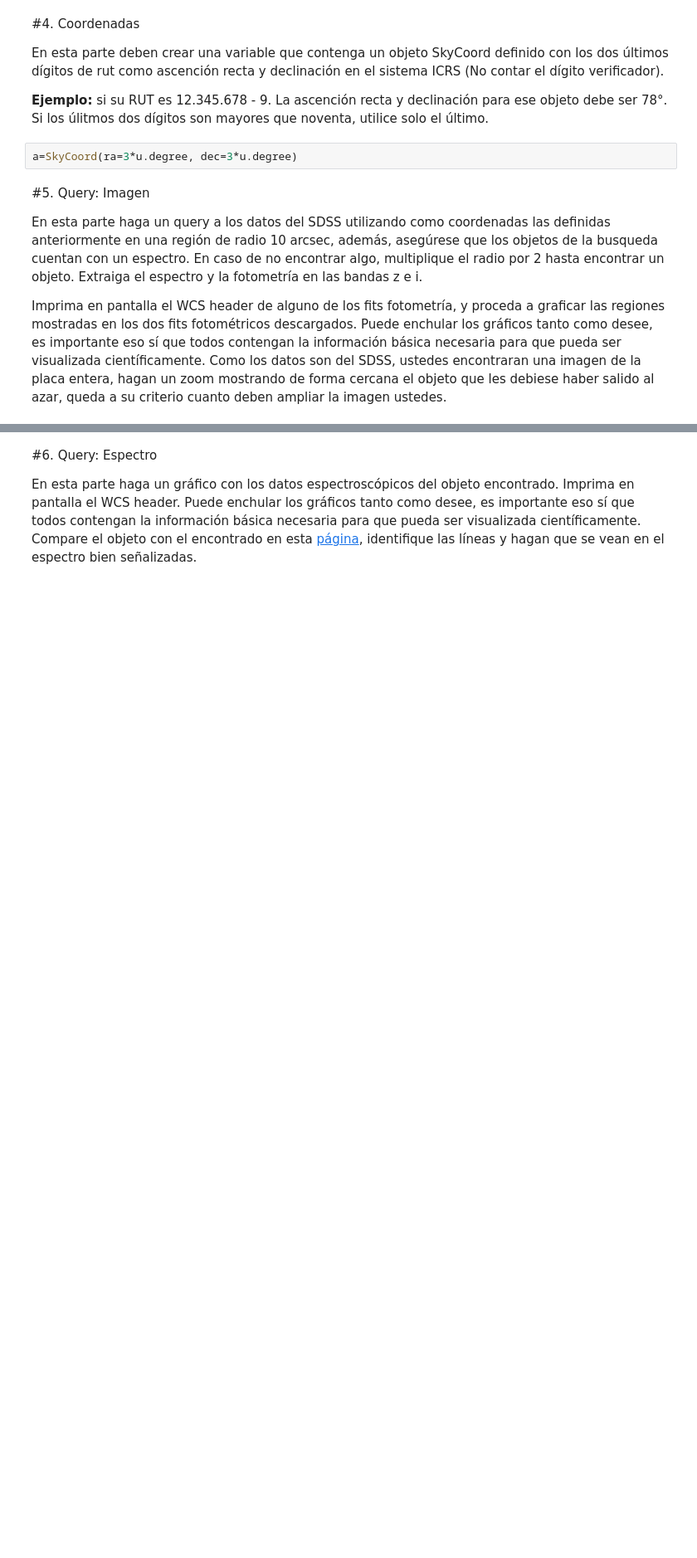
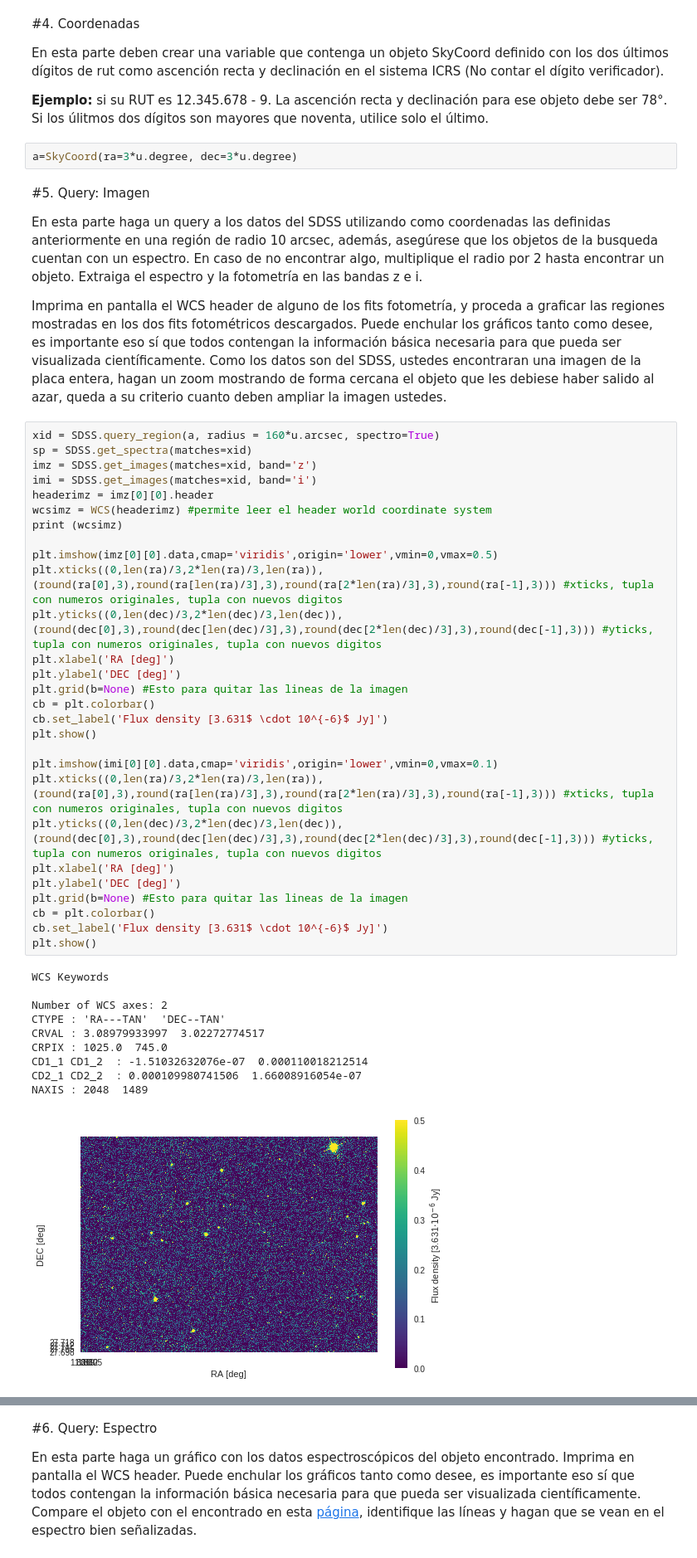
Before and after one commit to scarlett-plaza/minitarea4, a Jupyter notebook: minitarea4.ipynb, the cells around one changed output, grey strips where cells are left out. Shown at 83% size. Saved outputs shown, nothing was run; the diff lists cells and outputs as text; blank space fills up the shorter version.

```diff
--- a/minitarea4.ipynb
+++ b/minitarea4.ipynb
@@ -189,3 +265,42 @@ a=SkyCoord(ra=3*u.degree, dec=3*u.degree)
 En esta parte haga un query a los datos del SDSS utilizando como coordenadas las definidas anteriormente en una región de radio 10 arcsec, además, asegúrese que los objetos de la busqueda cuentan con un espectro. En caso de no encontrar algo, multiplique el radio por 2 hasta encontrar un objeto. Extraiga el espectro y la fotometría en las bandas z e i.
 
 Imprima en pantalla el WCS header de alguno de los fits fotometría, y proceda a graficar las regiones mostradas en los dos fits fotométricos descargados. Puede enchular los gráficos tanto como desee, es importante eso sí que todos contengan la información básica necesaria para que pueda ser visualizada científicamente. Como los datos son del SDSS, ustedes encontraran una imagen de la placa entera, hagan un zoom mostrando de forma cercana el objeto que les debiese haber salido al azar, queda a su criterio cuanto deben ampliar la imagen ustedes.
+# %%
+xid = SDSS.query_region(a, radius = 160*u.arcsec, spectro=True)
+sp = SDSS.get_spectra(matches=xid)
+imz = SDSS.get_images(matches=xid, band='z')
+imi = SDSS.get_images(matches=xid, band='i')
+headerimz = imz[0][0].header
+wcsimz = WCS(headerimz) #permite leer el header world coordinate system
+print (wcsimz)
+
+plt.imshow(imz[0][0].data,cmap='viridis',origin='lower',vmin=0,vmax=0.5)
+plt.xticks((0,len(ra)/3,2*len(ra)/3,len(ra)),(round(ra[0],3),round(ra[len(ra)/3],3),round(ra[2*len(ra)/3],3),round(ra[-1],3))) #xticks, tupla con numeros originales, tupla con nuevos digitos
+plt.yticks((0,len(dec)/3,2*len(dec)/3,len(dec)),(round(dec[0],3),round(dec[len(dec)/3],3),round(dec[2*len(dec)/3],3),round(dec[-1],3))) #yticks, tupla con numeros originales, tupla con nuevos digitos
+plt.xlabel('RA [deg]')
+plt.ylabel('DEC [deg]')
+plt.grid(b=None) #Esto para quitar las lineas de la imagen
+cb = plt.colorbar()
+cb.set_label('Flux density [3.631$ \cdot 10^{-6}$ Jy]')
+plt.show()
+
+plt.imshow(imi[0][0].data,cmap='viridis',origin='lower',vmin=0,vmax=0.1)
+plt.xticks((0,len(ra)/3,2*len(ra)/3,len(ra)),(round(ra[0],3),round(ra[len(ra)/3],3),round(ra[2*len(ra)/3],3),round(ra[-1],3))) #xticks, tupla con numeros originales, tupla con nuevos digitos
+plt.yticks((0,len(dec)/3,2*len(dec)/3,len(dec)),(round(dec[0],3),round(dec[len(dec)/3],3),round(dec[2*len(dec)/3],3),round(dec[-1],3))) #yticks, tupla con numeros originales, tupla con nuevos digitos
+plt.xlabel('RA [deg]')
+plt.ylabel('DEC [deg]')
+plt.grid(b=None) #Esto para quitar las lineas de la imagen
+cb = plt.colorbar()
+cb.set_label('Flux density [3.631$ \cdot 10^{-6}$ Jy]')
+plt.show()
+# %% [output]
+WCS Keywords
+
+Number of WCS axes: 2
+CTYPE : 'RA---TAN'  'DEC--TAN'
+CRVAL : 3.08979933997  3.02272774517
+CRPIX : 1025.0  745.0
+CD1_1 CD1_2  : -1.51032632076e-07  0.000110018212514
+CD2_1 CD2_2  : 0.000109980741506  1.66008916054e-07
+NAXIS : 2048  1489
+[figure, added]
```
Also changed, not shown: parts of 3 cells of this notebook.
